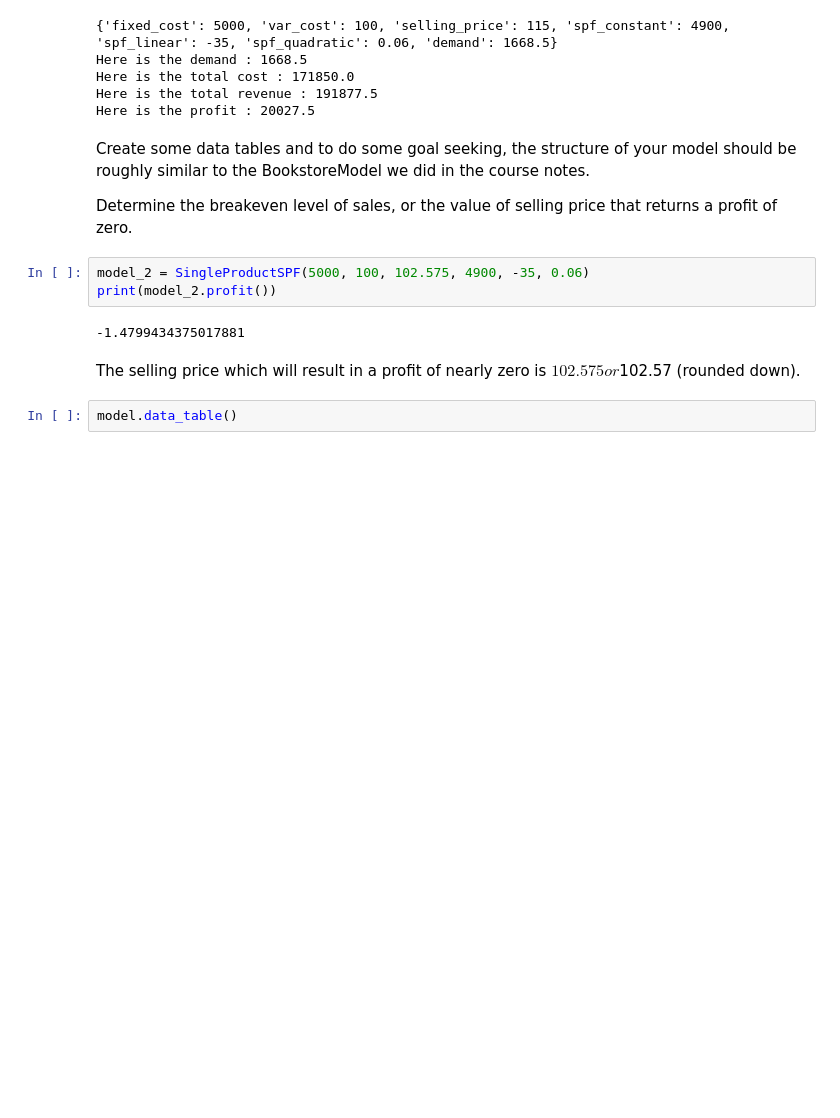
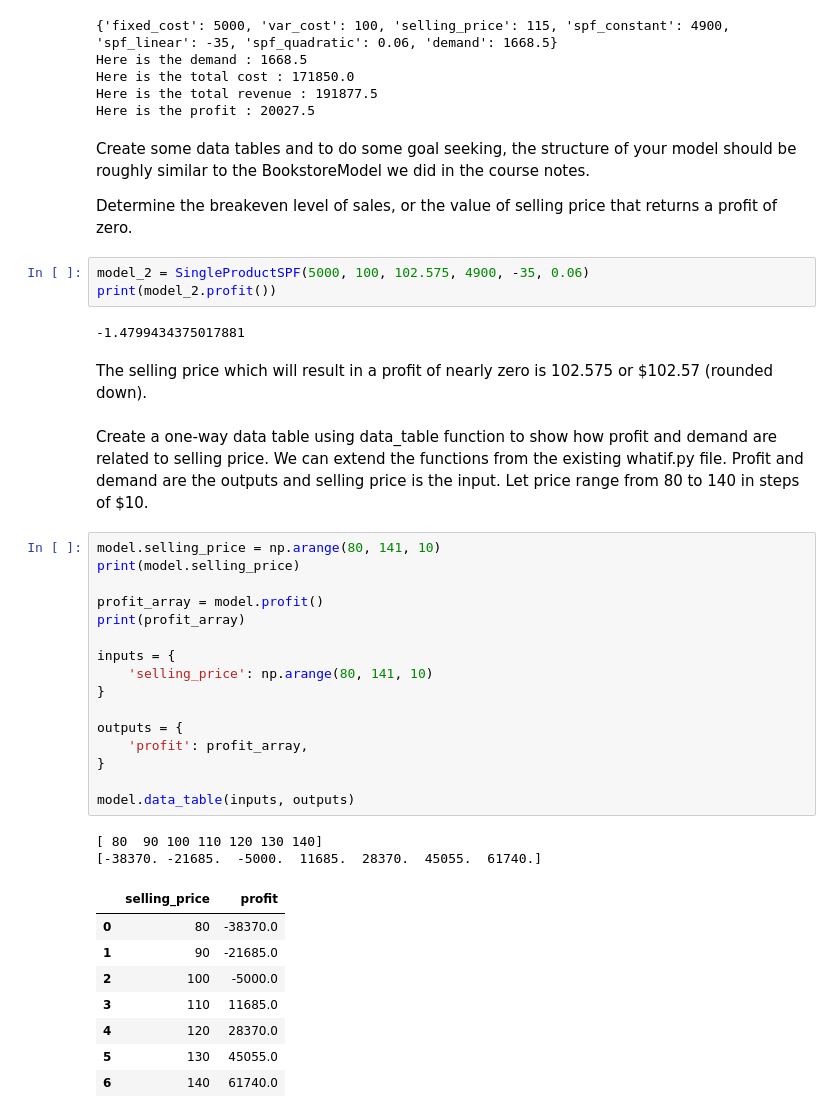
Before and after one commit to ajaygill2020/gill_hw2, a Jupyter notebook: gill_hw2_problem1.ipynb, the cells around one changed output. Cells and saved outputs as stored; diff of their text form; blank space fills up the shorter version.

```diff
--- a/gill_hw2_problem1.ipynb
+++ b/gill_hw2_problem1.ipynb
@@ -84,6 +89,33 @@ print(model_2.profit())
 # %% [output]
 -1.4799434375017881
 # %% [markdown]
-The selling price which will result in a profit of nearly zero is $102.575 or $102.57 (rounded down).
+The selling price which will result in a profit of nearly zero is 102.575 or $102.57 (rounded down).
-# %%
-model.data_table()
+# %% [markdown]
+Create a one-way data table using data_table function to show how profit and demand are related to selling price. We can extend the functions from the existing whatif.py file. Profit and demand are the outputs and selling price is the input. Let price range from 80 to 140 in steps of $10.
+# %%
+model.selling_price = np.arange(80, 141, 10)
+print(model.selling_price)
+
+profit_array = model.profit()
+print(profit_array)
+
+inputs = {
+    'selling_price': np.arange(80, 141, 10)
+}
+
+outputs = {
+    'profit': profit_array,
+}
+
+model.data_table(inputs, outputs)
+# %% [output]
+[ 80  90 100 110 120 130 140]
+[-38370. -21685.  -5000.  11685.  28370.  45055.  61740.]
+|  | selling_price | profit |
+| 0 | 80 | -38370.0 |
+| 1 | 90 | -21685.0 |
+| 2 | 100 | -5000.0 |
+| 3 | 110 | 11685.0 |
+| 4 | 120 | 28370.0 |
+| 5 | 130 | 45055.0 |
+| 6 | 140 | 61740.0 |
```
Also changed, not shown: parts of 14 cells of this notebook.
